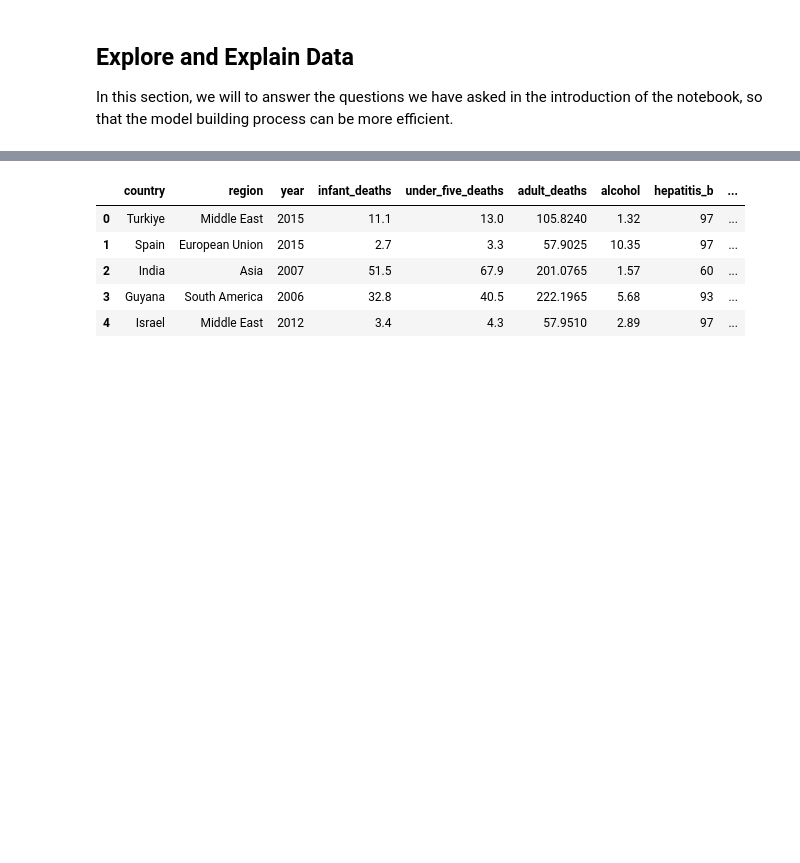
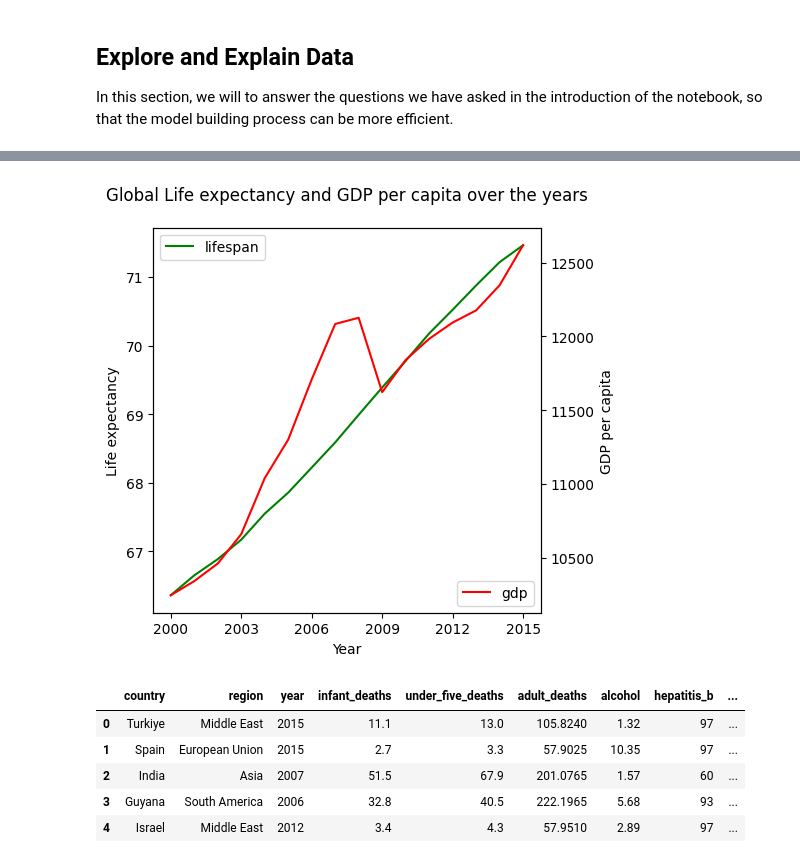
Before and after one commit to gurennnn/life-expectancy-estimation, a Jupyter notebook: notebooks/1_visualizing.ipynb, the cells around one changed output, grey strips where cells are left out. Cells and saved outputs as stored; diff of their text form; code cells hidden in the pictures; blank space fills up the shorter version.

Commit message:
Visualize global evolutions

```diff
--- a/notebooks/1_visualizing.ipynb
+++ b/notebooks/1_visualizing.ipynb
@@ -106,3 +156,19 @@ First of all, we see that each country has 16 records, one for each year.
+# %%
+# the global evolution of life expectancy on the left axis and GDP on the right axis over the years
+fig, ax1 = plt.subplots()
+ax2 = ax1.twinx()
+ax1.plot(df.groupby('year')['life_expectancy'].mean(), color='green', label='lifespan')
+ax2.plot(df.groupby('year')['gdp_per_capita'].mean(), color='red', label='gdp')
+ax1.set_xticks([i for i in range(2000, 2016, 3)])
+ax1.set_xlabel('Year')
+ax1.set_ylabel('Life expectancy')
+ax1.legend(loc='upper left')
+ax2.set_ylabel('GDP per capita')
+ax2.legend(loc='lower right')
+plt.title('Global Life expectancy and GDP per capita over the years', y=1.05)
+plt.show()
+# %% [output]
+[figure, added]
 # %%
 df.head()
 # %% [output]
```
Also changed, not shown: parts of 8 cells of this notebook.
